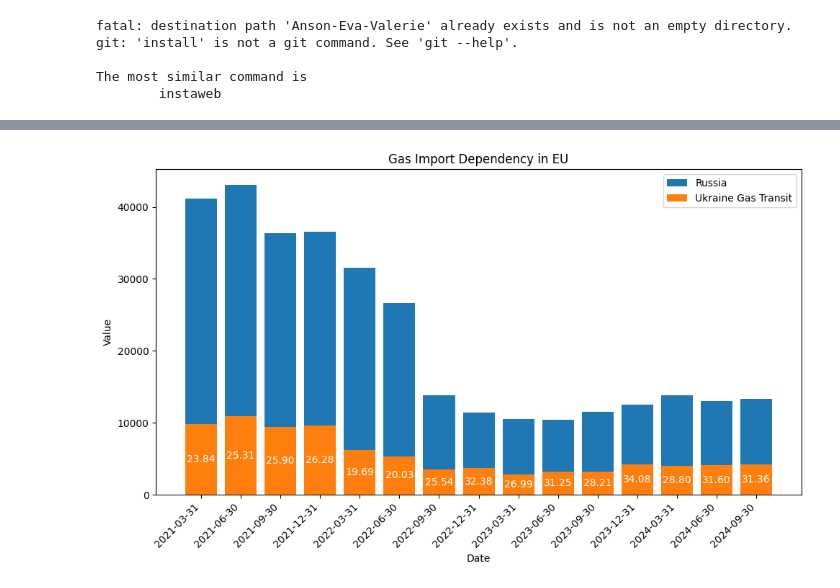
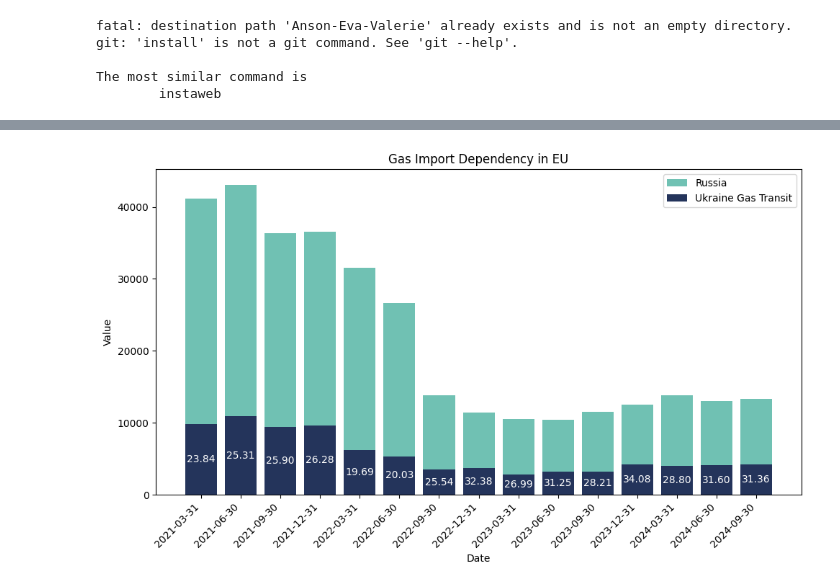
Before and after one commit to Anson422/Anson-Eva-Valerie, a Jupyter notebook: Stacked Bar Chart/EU_import_RUvsU_gas.ipynb, the cells around one changed output, grey strips where cells are left out. Drawn from its saved outputs; the diff is of its cells as text; code cells hidden in the pictures.

```diff
--- a/Stacked Bar Chart/EU_import_RUvsU_gas.ipynb
+++ b/Stacked Bar Chart/EU_import_RUvsU_gas.ipynb
@@ -43,28 +43,28 @@ df
 # %%
 df['dates'] = pd.to_datetime(df['dates']).dt.strftime('%Y-%m-%d')
 
 # set size,style
 plt.figure(figsize=(10, 6))
 
 # draw bar chart
-plt.bar(df['dates'], df['Russia'], label='Russia')
-plt.bar(df['dates'], df['Ukraine Gas Transit'], label='Ukraine Gas Transit')
+plt.bar(df['dates'], df['Russia'], color='#70C1B3',label='Russia')
+plt.bar(df['dates'], df['Ukraine Gas Transit'], color='#24345B',label='Ukraine Gas Transit')
 df['Proportion'] = (df['Ukraine Gas Transit'] / df['Russia'])*100
 # add titles
 plt.xlabel('Date')
 plt.ylabel('Value')
 plt.title('Gas Import Dependency in EU')
 plt.legend()
 
 # 45 degree rotate for nice to read
 plt.xticks(rotation=45, ha='right')
 
 for i, row in df.iterrows():
     plt.text(i, row['Ukraine Gas Transit'] / 2, f"{row['Proportion']:.2f}", ha='center', va='center', color='white')
 
 
 # show the chart
 plt.tight_layout()
 plt.show()
 # %% [output]
-[figure, old version]
+[figure, new version]
```
